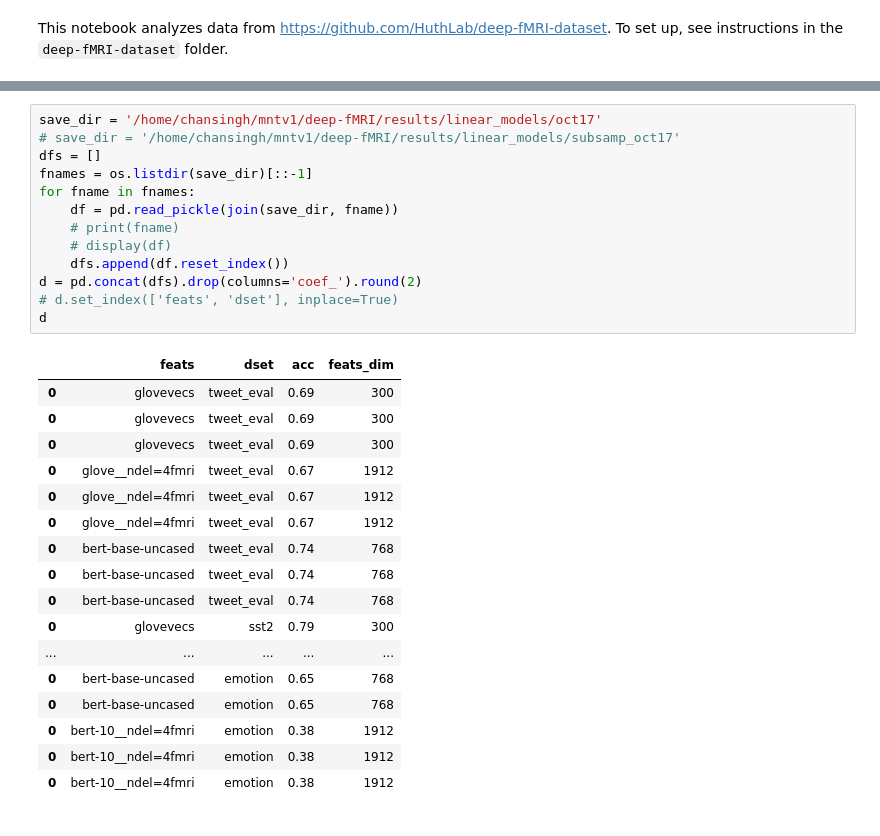
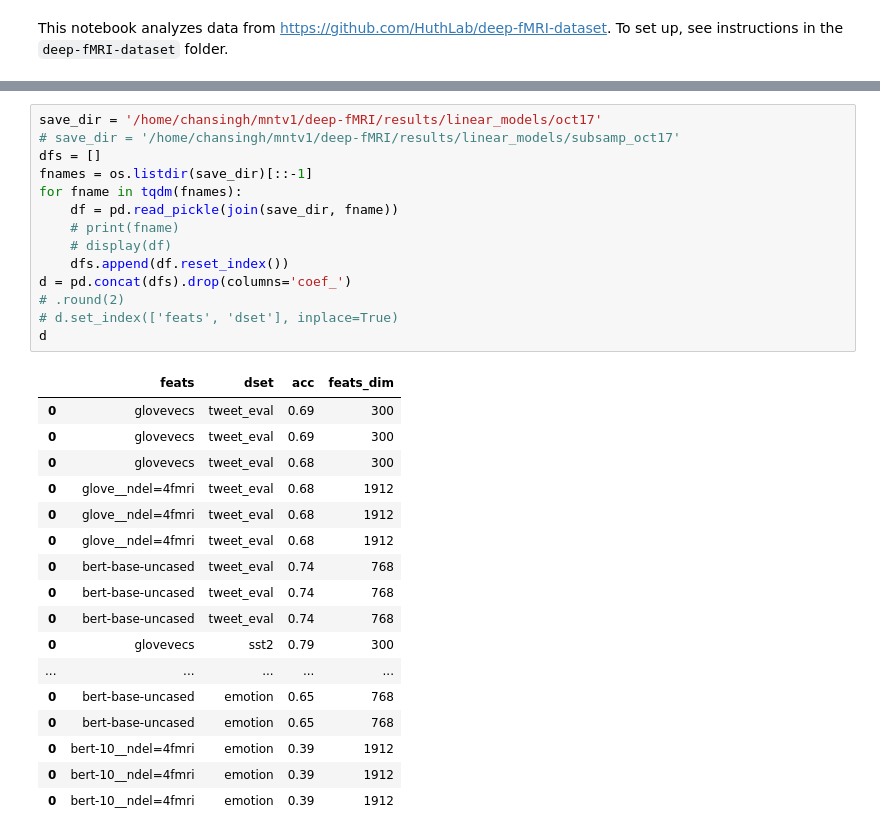
Before and after one commit to microsoft/augmented-interpretable-models, a Jupyter notebook: experimental/fmri/notebooks/02_decoding.ipynb, the cells around one changed output, grey strips where cells are left out. Saved outputs shown, nothing was run; the diff lists cells and outputs as text.

```diff
--- a/experimental/fmri/notebooks/02_decoding.ipynb
+++ b/experimental/fmri/notebooks/02_decoding.ipynb
@@ -28,24 +32,25 @@ import datasets
 # %%
 save_dir = '/home/chansingh/mntv1/deep-fMRI/results/linear_models/oct17'
 # save_dir = '/home/chansingh/mntv1/deep-fMRI/results/linear_models/subsamp_oct17'
 dfs = []
 fnames = os.listdir(save_dir)[::-1]
-for fname in fnames:
+for fname in tqdm(fnames):
     df = pd.read_pickle(join(save_dir, fname))
     # print(fname)
     # display(df)
     dfs.append(df.reset_index())
-d = pd.concat(dfs).drop(columns='coef_').round(2)
+d = pd.concat(dfs).drop(columns='coef_')
+# .round(2)
 # d.set_index(['feats', 'dset'], inplace=True)
 d
 # %% [output]
 |  | feats | dset | acc | feats_dim |
 | 0 | glovevecs | tweet_eval | 0.69 | 300 |
 | 0 | glovevecs | tweet_eval | 0.69 | 300 |
-| 0 | glovevecs | tweet_eval | 0.69 | 300 |
-| 0 | glove__ndel=4fmri | tweet_eval | 0.67 | 1912 |
-| 0 | glove__ndel=4fmri | tweet_eval | 0.67 | 1912 |
-| 0 | glove__ndel=4fmri | tweet_eval | 0.67 | 1912 |
+| 0 | glovevecs | tweet_eval | 0.68 | 300 |
+| 0 | glove__ndel=4fmri | tweet_eval | 0.68 | 1912 |
+| 0 | glove__ndel=4fmri | tweet_eval | 0.68 | 1912 |
+| 0 | glove__ndel=4fmri | tweet_eval | 0.68 | 1912 |
 | 0 | bert-base-uncased | tweet_eval | 0.74 | 768 |
 | 0 | bert-base-uncased | tweet_eval | 0.74 | 768 |
 | 0 | bert-base-uncased | tweet_eval | 0.74 | 768 |
@@ -53,6 +58,6 @@ d
 | ... | ... | ... | ... | ... |
 | 0 | bert-base-uncased | emotion | 0.65 | 768 |
 | 0 | bert-base-uncased | emotion | 0.65 | 768 |
-| 0 | bert-10__ndel=4fmri | emotion | 0.38 | 1912 |
-| 0 | bert-10__ndel=4fmri | emotion | 0.38 | 1912 |
-| 0 | bert-10__ndel=4fmri | emotion | 0.38 | 1912 |
+| 0 | bert-10__ndel=4fmri | emotion | 0.39 | 1912 |
+| 0 | bert-10__ndel=4fmri | emotion | 0.39 | 1912 |
+| 0 | bert-10__ndel=4fmri | emotion | 0.39 | 1912 |
```
Also changed, not shown: parts of 4 cells of this notebook, 2 other files.
